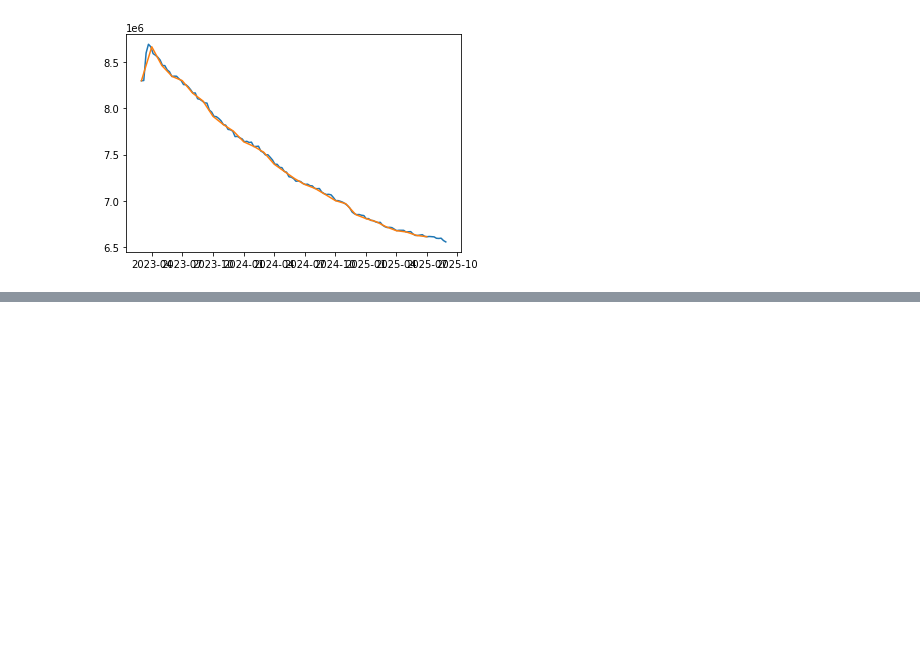
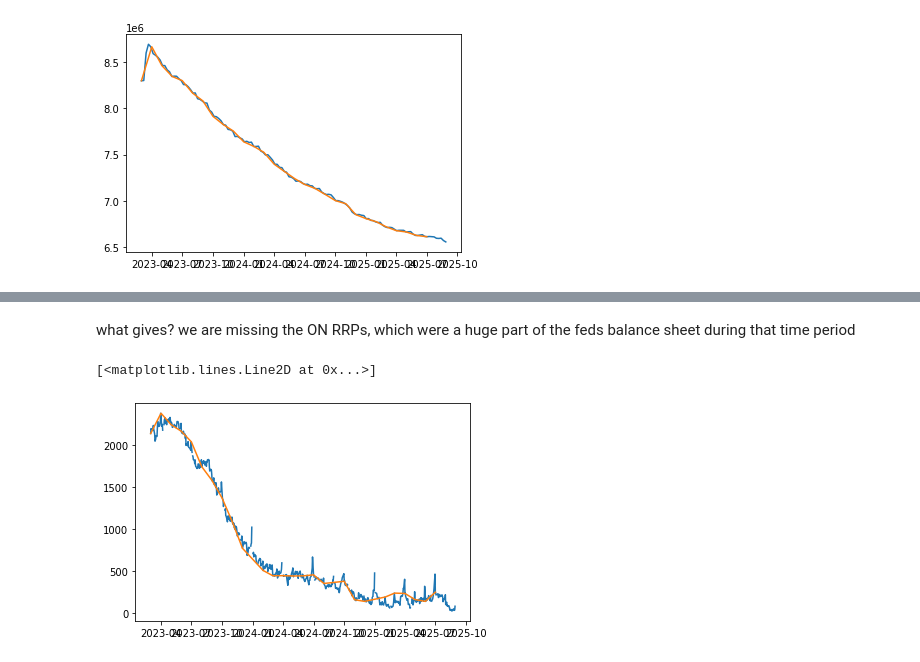
Before and after one commit to michaelneuder/money, a Jupyter notebook: fed-balance-sheet.ipynb, the cells around one changed output, grey strips where cells are left out. Cells and saved outputs as stored; diff of their text form; code cells hidden in the pictures; blank space fills up the shorter version.

```diff
--- a/fed-balance-sheet.ipynb
+++ b/fed-balance-sheet.ipynb
@@ -155,0 +162,15 @@ plt.show()
+# %% [markdown]
+what gives? we are missing the ON RRPs, which were a huge part of the feds balance sheet during that time period
+# %%
+rrepos = pd.read_csv('reverse-repos.csv', names=['date', 'value'], skiprows=1, parse_dates=['date'])
+rrepos_latest = rrepos[rrepos['date'] >= '2023-03-01']
+# %%
+rrepos_nearest = pd.merge_asof(
+    reserves_latest[['date']], rrepos_latest, on='date', direction='nearest'
+).interpolate(method='linear', limit_direction='both')
+
+plt.plot(rrepos_latest['date'], rrepos_latest['value'])
+plt.plot(rrepos_nearest['date'], rrepos_nearest['value'])
+# %% [output]
+[<matplotlib.lines.Line2D at 0x...>]
+[figure, added]
```
Also changed, not shown: parts of 13 cells of this notebook, 5 other files.
